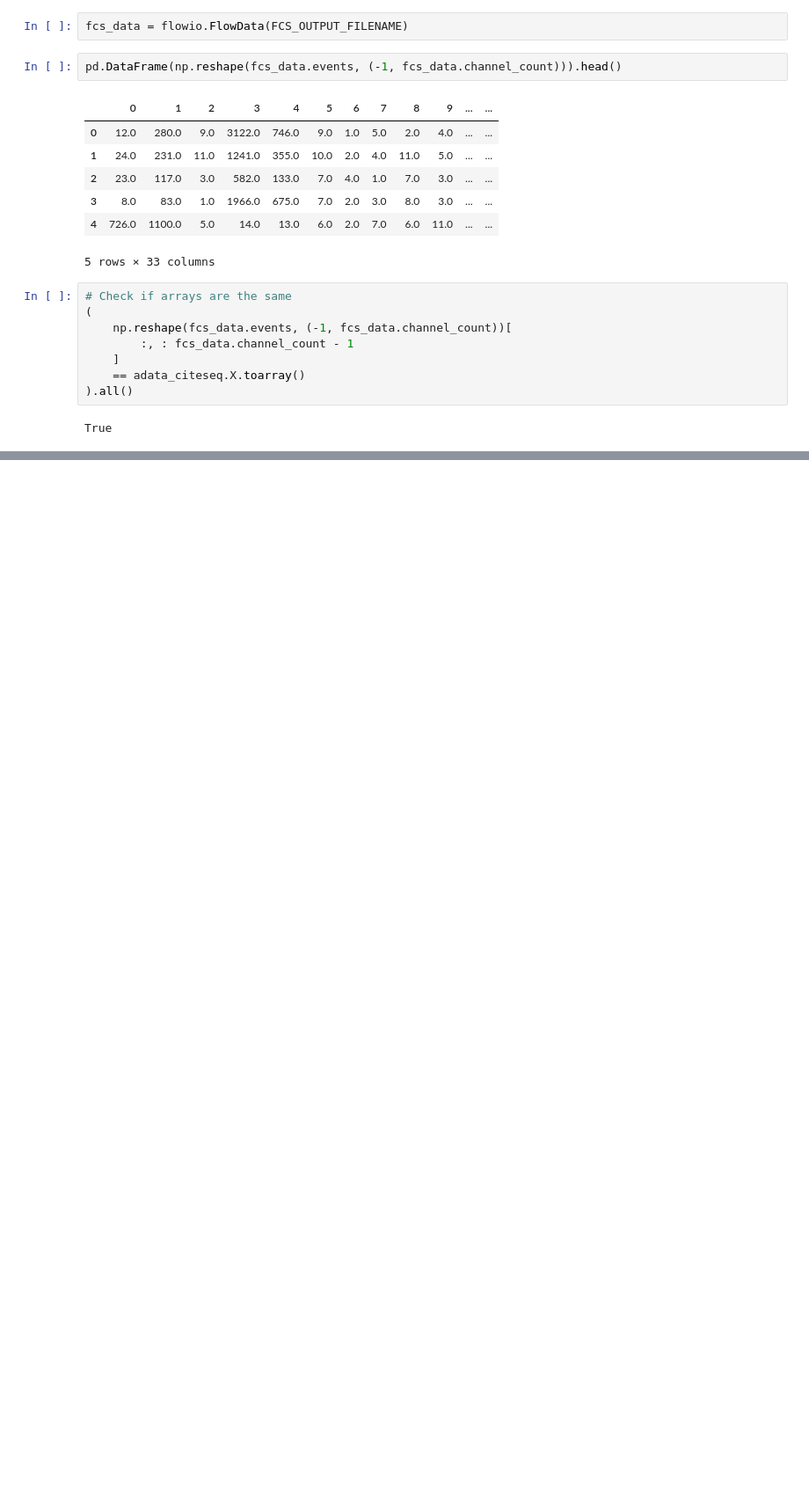
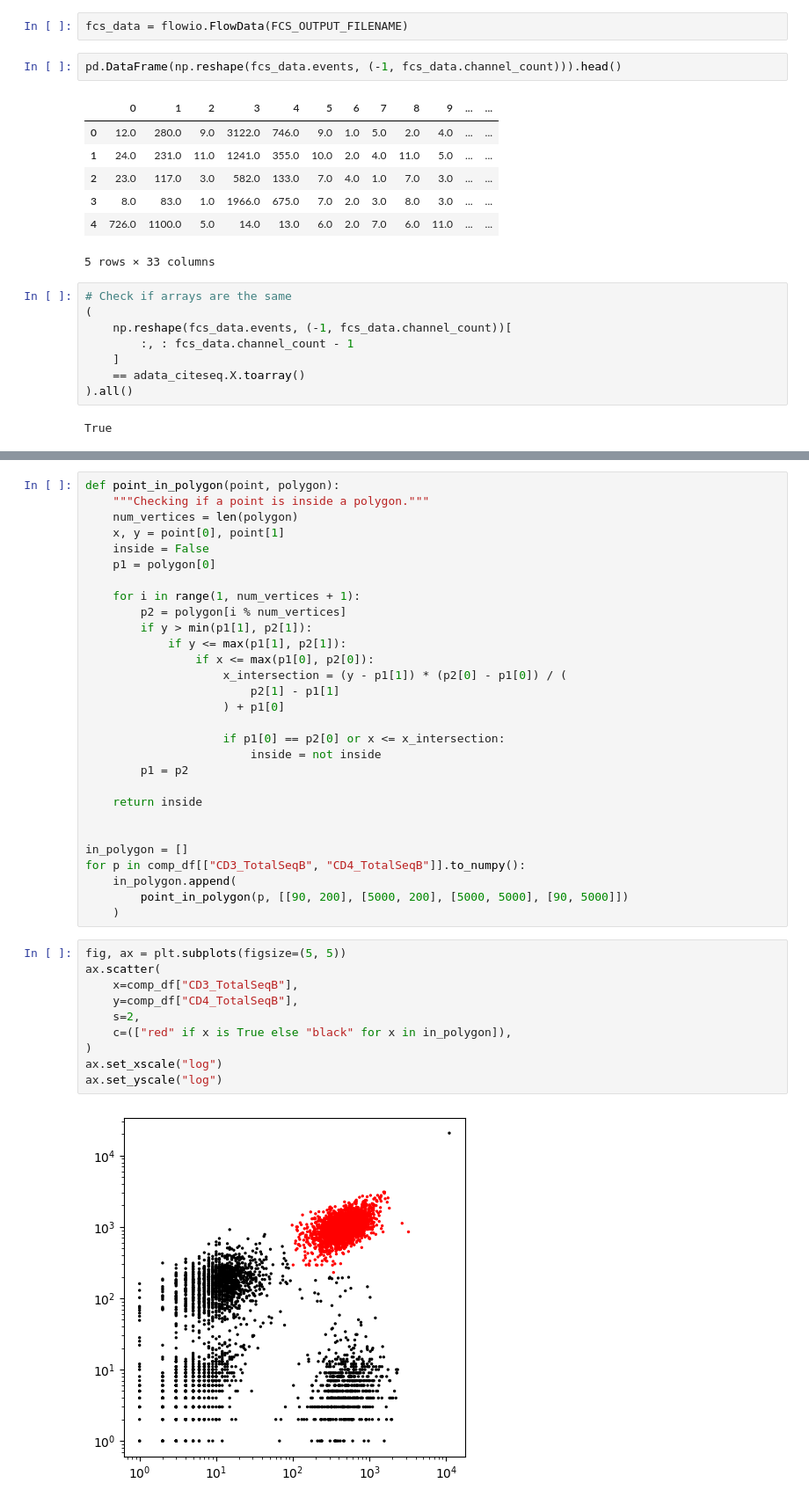
Before and after one commit to harryhaller001/anndata-fcs, a Jupyter notebook: testing_citeseq.ipynb, the cells around one changed output, grey strips where cells are left out. Shown: that part at 88% size. Saved outputs shown, nothing was run; the diff lists cells and outputs as text; blank space fills up the shorter version.

```diff
--- a/testing_citeseq.ipynb
+++ b/testing_citeseq.ipynb
@@ -66,0 +144,41 @@ True
+# %%
+def point_in_polygon(point, polygon):
+    """Checking if a point is inside a polygon."""
+    num_vertices = len(polygon)
+    x, y = point[0], point[1]
+    inside = False
+    p1 = polygon[0]
+
+    for i in range(1, num_vertices + 1):
+        p2 = polygon[i % num_vertices]
+        if y > min(p1[1], p2[1]):
+            if y <= max(p1[1], p2[1]):
+                if x <= max(p1[0], p2[0]):
+                    x_intersection = (y - p1[1]) * (p2[0] - p1[0]) / (
+                        p2[1] - p1[1]
+                    ) + p1[0]
+
+                    if p1[0] == p2[0] or x <= x_intersection:
+                        inside = not inside
+        p1 = p2
+
+    return inside
+
+
+in_polygon = []
+for p in comp_df[["CD3_TotalSeqB", "CD4_TotalSeqB"]].to_numpy():
+    in_polygon.append(
+        point_in_polygon(p, [[90, 200], [5000, 200], [5000, 5000], [90, 5000]])
+    )
+# %%
+fig, ax = plt.subplots(figsize=(5, 5))
+ax.scatter(
+    x=comp_df["CD3_TotalSeqB"],
+    y=comp_df["CD4_TotalSeqB"],
+    s=2,
+    c=(["red" if x is True else "black" for x in in_polygon]),
+)
+ax.set_xscale("log")
+ax.set_yscale("log")
+# %% [output]
+[figure, added]
```
Also changed, not shown: parts of 4 cells of this notebook, 2 other files.
